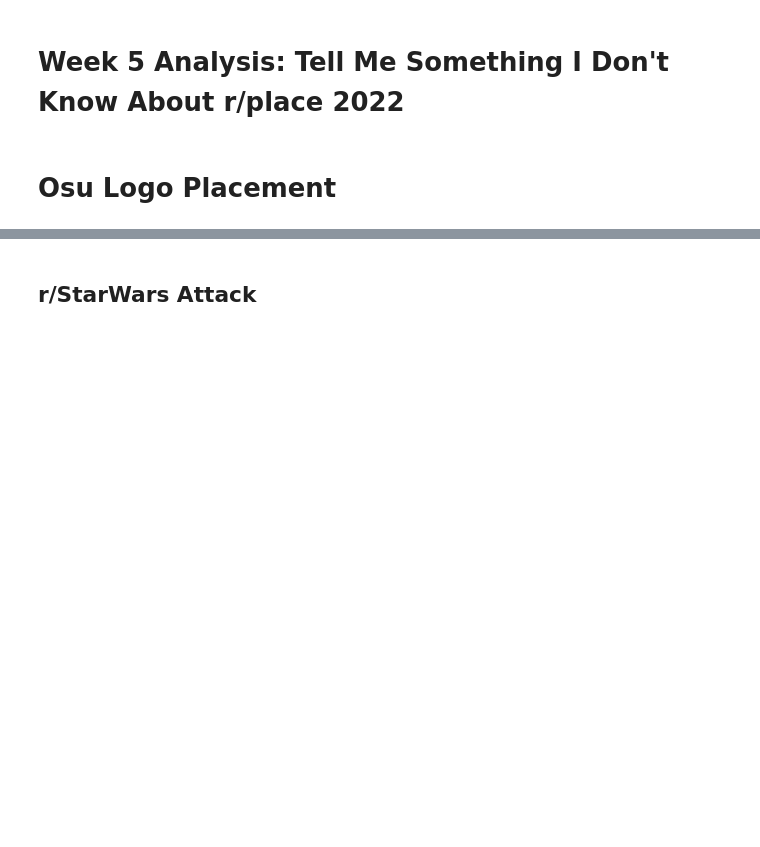
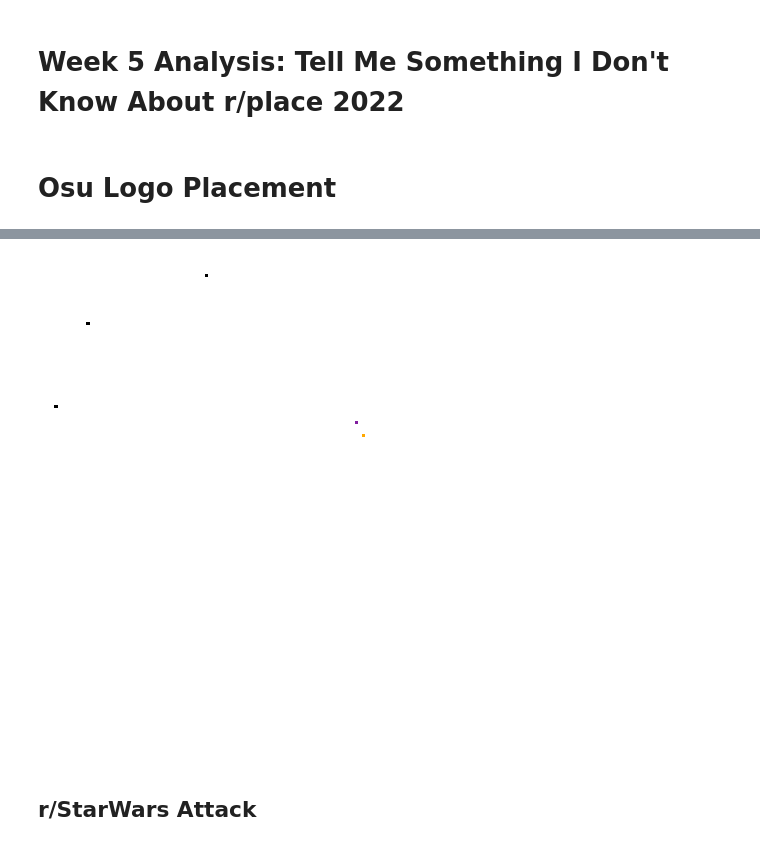
Before and after one commit to Connor-Villanueva/CSC-369, a Jupyter notebook: Week5/explore.ipynb, the cells around one changed output, grey strips where cells are left out. Drawn from its saved outputs; the diff is of its cells as text; code cells hidden in the pictures; blank space fills up the shorter version.

```diff
--- a/Week5/explore.ipynb
+++ b/Week5/explore.ipynb
@@ -144,10 +145,11 @@ query = f"""
         '{PARQUET_PATH}'
     WHERE
         (x1 > {centerx - dr} AND x1 < {centerx + dr}) AND
-        (y1 > {centery - dr} AND y1 < {centery + dr}) AND
+        (y1 > {centery - dr} AND y1 < {centery + dr})
     ORDER BY
         timestamp ASC
 """
 df = duckdb.query(query).df()
 
-createGif(centerx - dr, centerx + dr, centery - dr, centery + dr, df, file="osu.gif")
+createGif(centerx - dr, centerx + dr, centery - dr, centery + dr, df=df, file="osu.gif")
+# %% [output]
@@ -154,3 +157,4 @@ createGif(centerx - dr, centerx + dr, centery - dr, centery + dr, df, file="osu.
+[figure, added]
 # %% [markdown]
 ## r/StarWars Attack
 # %%
```
Also changed, not shown: parts of 2 cells of this notebook, 1 other file.
